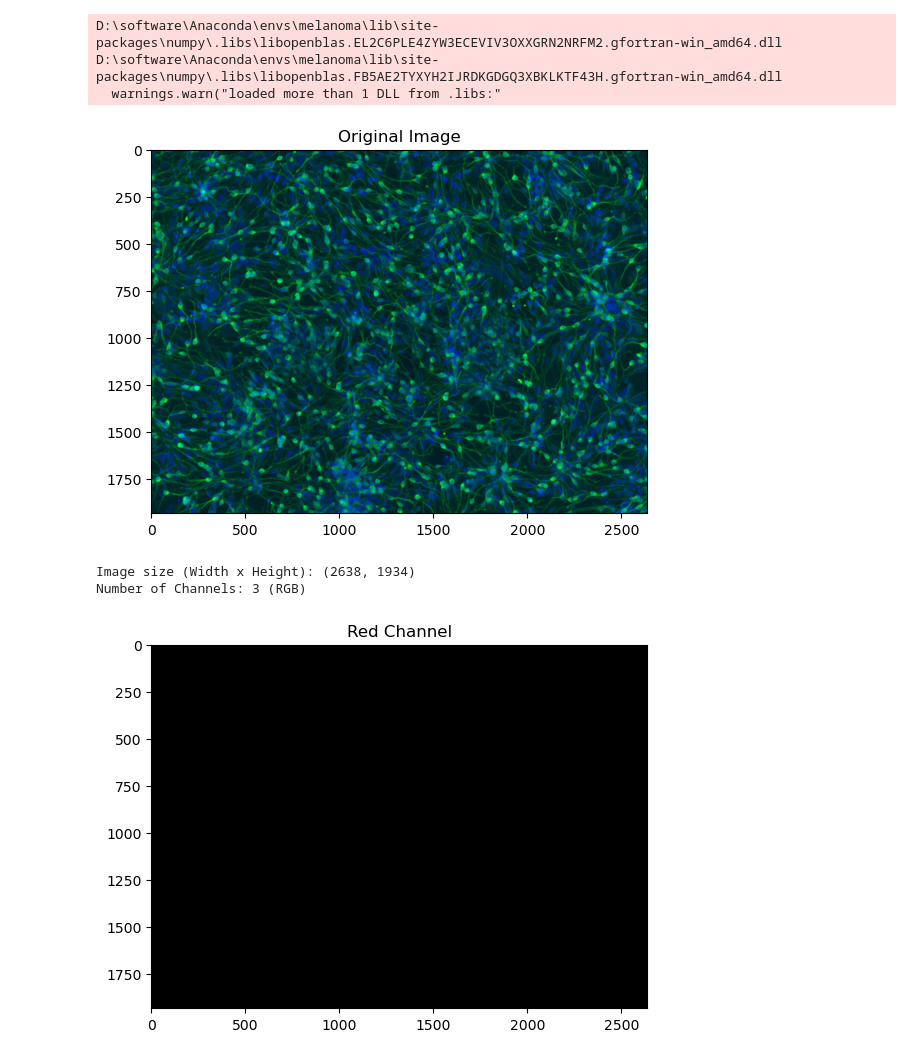
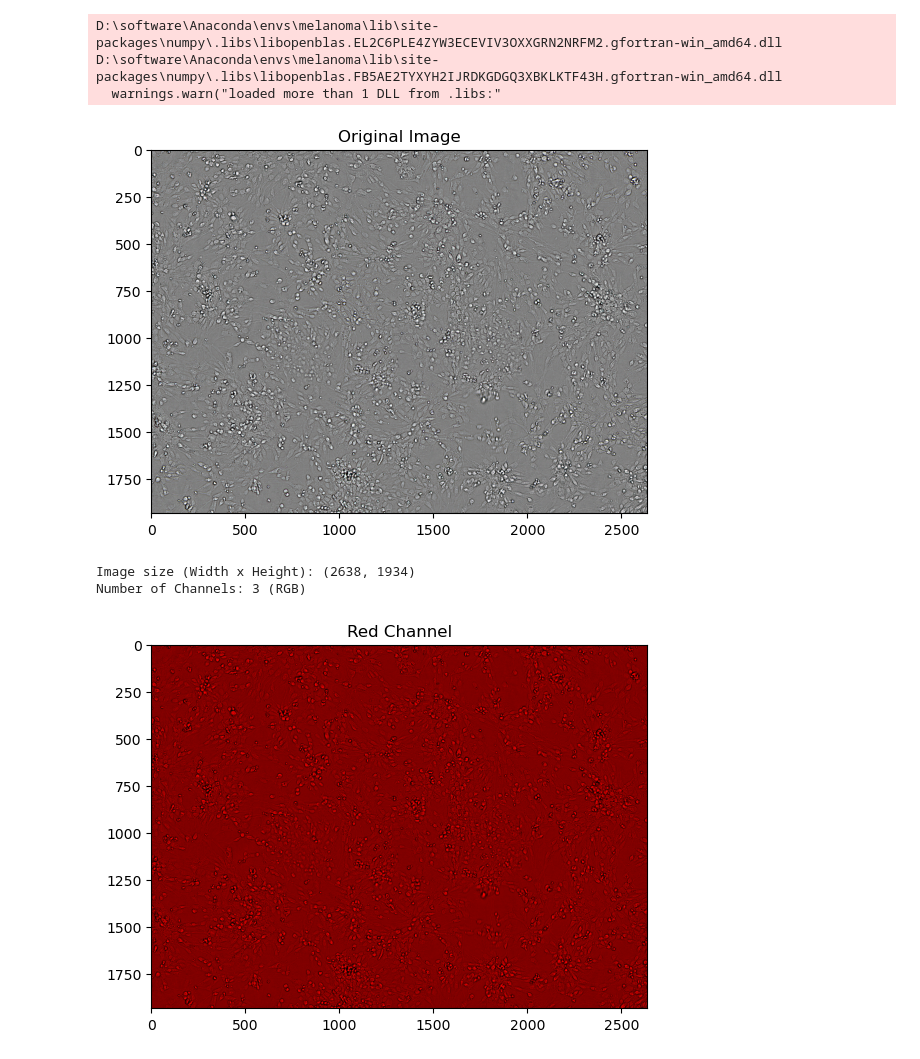
Before and after one commit to BianChang/HIPT_Translation_mIHC, a Jupyter notebook: utils/Untitled.ipynb, the cells around one changed output. Cells and saved outputs as stored; diff of their text form; code cells hidden in the pictures.

```diff
--- a/utils/Untitled.ipynb
+++ b/utils/Untitled.ipynb
@@ -8,31 +8,29 @@ D:\software\Anaconda\envs\melanoma\lib\site-packages\numpy\.libs\libopenblas.FB5
   warnings.warn("loaded more than 1 DLL from .libs:"
 # %%
 # Path to the image
-image_path = r'F:\projects\In silico project\data\train\Rubin\scott_1_0\lab-Rubin,condition-scott_1_0,acquisition_date,year-2016,month-2,day-6,well-r02c05,depth_computation,value-MAXPROJECT,is_mask-false,kind,value-ORIGINAL.png'
-
-# Load the image
+image_path = r'D:\Chang_files\workspace\data\InSillico\Rubin\lab-Rubin,condition-scott_1_0,acquisition_date,year-2016,month-2,day-6,well-r02c05,z_,channel,value-BRIGHTFIELD,is_mask-false,kind,value-ORIGINAL.png.png'
 img = Image.open(image_path)
 
 # Display the image
 plt.imshow(img)
 plt.title('Original Image')
 plt.show()
 
 # Image information
 print(f"Image size (Width x Height): {img.size}")
 print(f"Number of Channels: {'Grayscale' if img.mode == 'L' else '3 (RGB)' if img.mode == 'RGB' else img.mode}")
 
 # Display each channel separately if it's an RGB image
 if img.mode == 'RGB':
     img_np = np.array(img)
     for i, color in enumerate(['Red', 'Green', 'Blue']):
         channel_img = np.zeros(img_np.shape, dtype='uint8')
         channel_img[:,:,i] = img_np[:,:,i]
         plt.imshow(channel_img)
         plt.title(f'{color} Channel')
         plt.show()
 # %% [output]
-[figure, old version]
+[figure, new version]
 Image size (Width x Height): (2638, 1934)
 Number of Channels: 3 (RGB)
-[figure, old version]
+[figure, new version]
```
Also changed, not shown: parts of 3 cells of this notebook, 3 other files.
